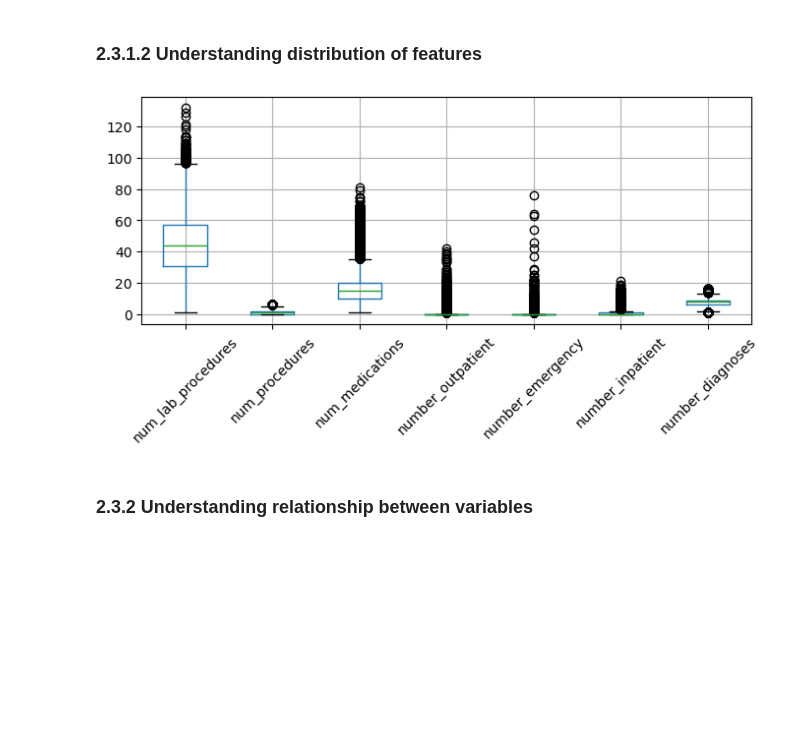
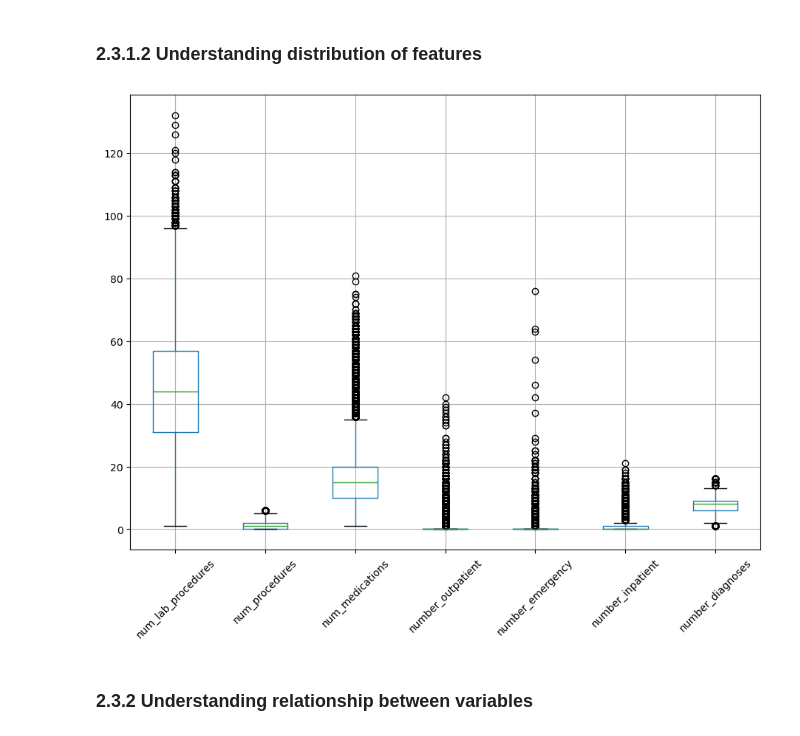
Before and after one commit to saztec/MLDP-C25U02-Apr2026, a Jupyter notebook: Project Dos/MLDP Program Codes Submission Template.ipynb, the cells around one changed output. Drawn from its saved outputs; the diff is of its cells as text; code cells hidden in the pictures; blank space fills up the shorter version.

```diff
--- a/Project Dos/MLDP Program Codes Submission Template.ipynb
+++ b/Project Dos/MLDP Program Codes Submission Template.ipynb
@@ -140,9 +140,9 @@ plt.show()
 # %%
 ## Understanding distribution of features
 col_numeric = ['num_lab_procedures', 'num_procedures', 'num_medications', 'number_outpatient', 'number_emergency', 'number_inpatient', 'number_diagnoses']
-df[col_numeric].boxplot(rot=45, figsize=(8, 3))
+df[col_numeric].boxplot(rot=45, figsize=(11, 8))
 plt.show()
 # %% [output]
-[figure, old version]
+[figure, new version]
 # %% [markdown]
 ### 2.3.2 Understanding relationship between variables
```
Also changed, not shown: parts of 5 cells of this notebook.
